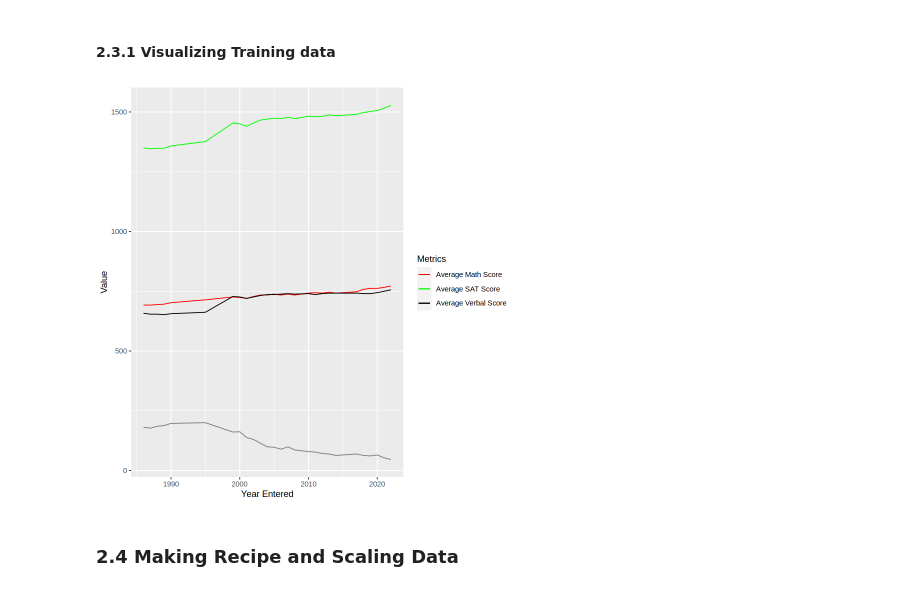
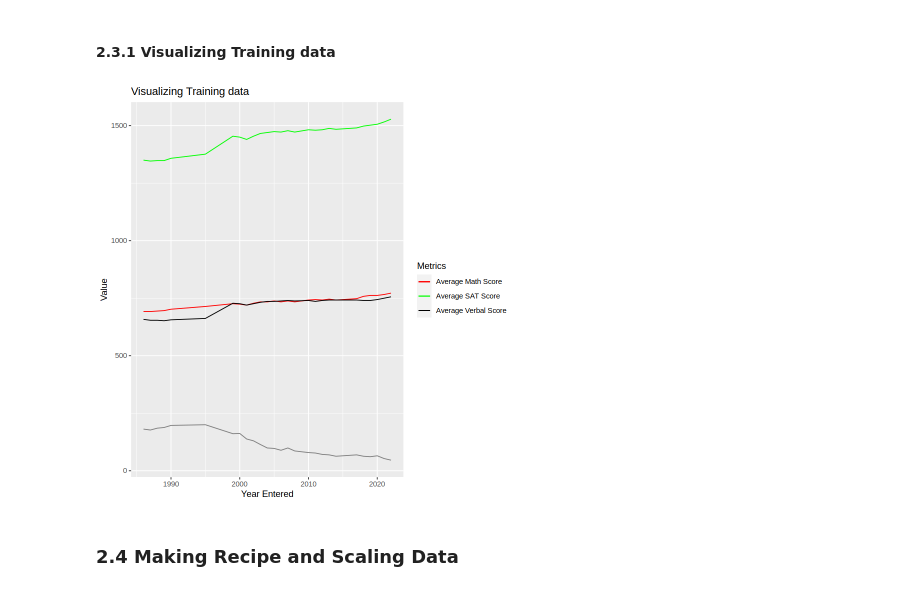
Before and after one commit to ikkit1314/yale_admit, a Jupyter notebook: report.ipynb, the cells around one changed output. Saved outputs shown, nothing was run; the diff lists cells and outputs as text; code cells hidden in the pictures.

Commit message:
Fixed title of graphs

```diff
--- a/report.ipynb
+++ b/report.ipynb
@@ -116,15 +103,15 @@ yale_test <- testing(yale_split)
 # %%
 yale_train_plot <- ggplot(yale_train, aes(x = YearEntered)) +
     geom_line(aes(y = AdmitRate * 1000, color = "Admit Rate Admit Rate (multiplied by 1000 for scale)")) +
     geom_line(aes(y = Avg_Math_Score, color = "Average Math Score")) +
     geom_line(aes(y = Avg_SAT_Score, color = "Average SAT Score")) +
     geom_line(aes(y = Avg_Verbal_Score, color = "Average Verbal Score")) +
-    labs(x = 'Year Entered', y = 'Value', color = "Metrics") +
+    labs(title = "Visualizing Training data", x = 'Year Entered', y = 'Value', color = "Metrics") +
     scale_color_manual(values = c("Admit Rate" = "blue", "Average Math Score" = "red",
                                   "Average SAT Score" = "green", "Average Verbal Score" = "black"))
 yale_train_plot
 # %% [output]
-[figure, old version]
+[figure, new version]
 # %% [markdown]
 ### 2.4 Making Recipe and Scaling Data
 # %%
```
Also changed, not shown: parts of 5 cells of this notebook.
